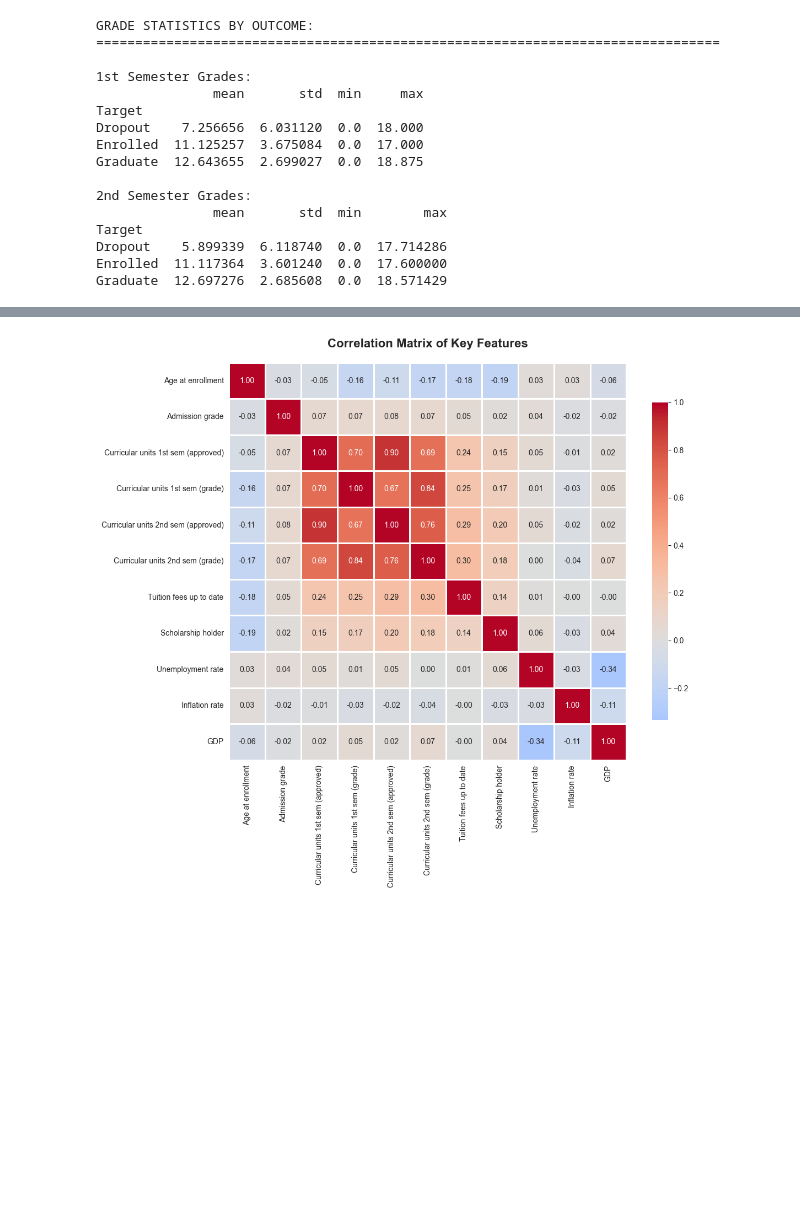
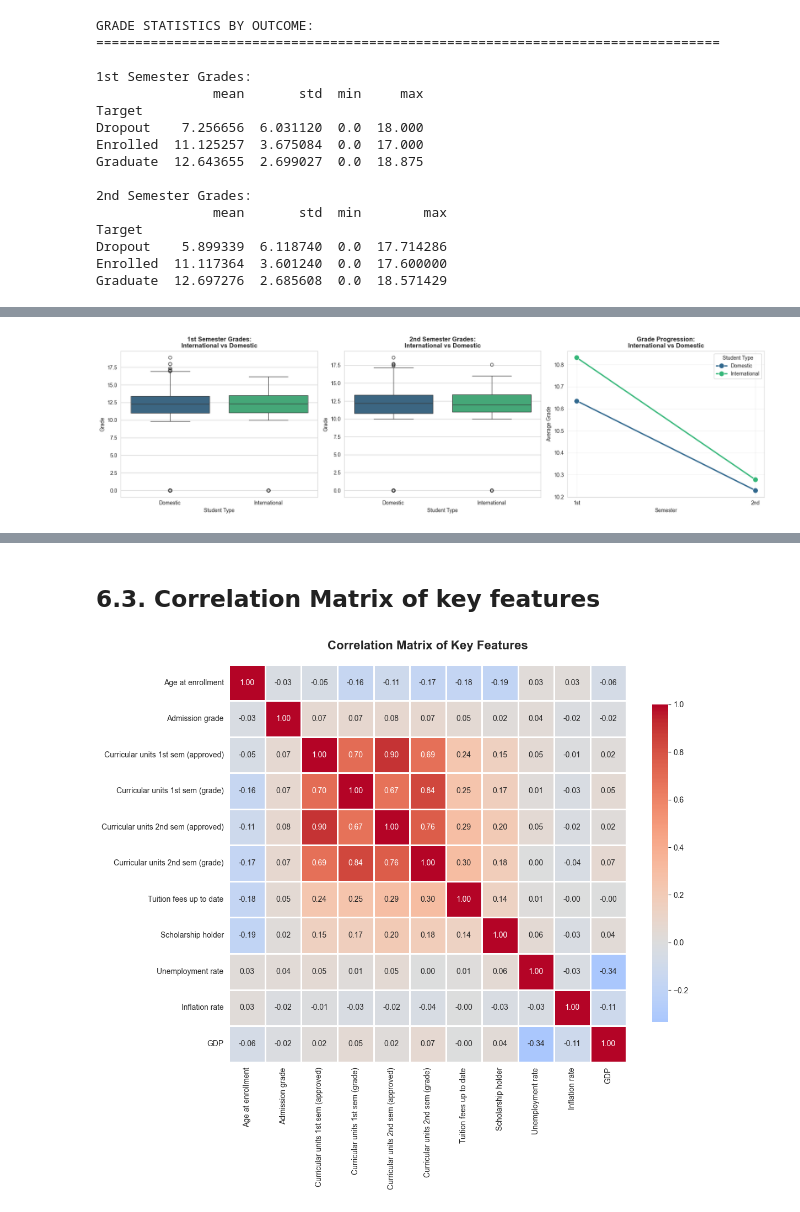
Before and after one commit to suesuee/student-success-prediction, a Jupyter notebook: eda/eda.ipynb, the cells around one changed output, grey strips where cells are left out. Saved outputs shown, nothing was run; the diff lists cells and outputs as text; code cells hidden in the pictures; blank space fills up the shorter version.

```diff
--- a/eda/eda.ipynb
+++ b/eda/eda.ipynb
@@ -256,0 +785,68 @@ Graduate  12.697276  2.685608  0.0  18.571429
+# %%
+# Visualization: International vs Domestic Grade Comparison
+if intl_count > 10:  # Only plot if we have enough international students
+    fig, axes = plt.subplots(1, 3, figsize=(18, 5))
+
+# 1st semester comparison
+sns.boxplot(data=df, x='International_label', y='Curricular units 1st sem (grade)',
+            hue='International_label', palette='viridis', legend=False, ax=axes[0])
+axes[0].set_title('1st Semester Grades:\nInternational vs Domestic',
+                fontsize=12, fontweight='bold')
+axes[0].set_xlabel('Student Type')
+axes[0].set_ylabel('Grade')
+
+# 2nd semester comparison
+sns.boxplot(data=df, x='International_label', y='Curricular units 2nd sem (grade)',
+            hue='International_label', palette='viridis', legend=False, ax=axes[1])
+axes[1].set_title('2nd Semester Grades:\nInternational vs Domestic',
+                fontsize=12, fontweight='bold')
+axes[1].set_xlabel('Student Type')
+axes[1].set_ylabel('Grade')
+
+# Grade trajectory comparison
+# Create trajectory data
+trajectory_data = []
+for student_type, label in [(0, 'Domestic'), (1, 'International')]:
+    subset = df[df['International'] == student_type]
+    trajectory_data.append({
+        'Student Type': label,
+        'Semester': '1st',
+        'Average Grade': subset['Curricular units 1st sem (grade)'].mean()
+    })
+    trajectory_data.append({
+        'Student Type': label,
+        'Semester': '2nd',
+        'Average Grade': subset['Curricular units 2nd sem (grade)'].mean()
+    })
+
+trajectory_df = pd.DataFrame(trajectory_data)
+
+sns.lineplot(data=trajectory_df, x='Semester', y='Average Grade',
+            hue='Student Type', marker='o', markersize=10, linewidth=2.5,
+            palette='viridis', ax=axes[2])
+axes[2].set_title('Grade Progression:\nInternational vs Domestic',
+                fontsize=12, fontweight='bold')
+axes[2].set_ylabel('Average Grade')
+axes[2].legend(title='Student Type')
+axes[2].grid(True, alpha=0.3)
+
+plt.tight_layout()
+plt.show()
+
+# Outcome by international status and grades
+print("\n" + "=" * 80)
+print("OUTCOME RATES BY INTERNATIONAL STATUS:")
+print("=" * 80)
+
+for student_type, label in [(0, 'Domestic'), (1, 'International')]:
+    subset = df[df['International'] == student_type]
+    grad_rate = (subset['Target'] == 'Graduate').mean() * 100
+    dropout_rate = (subset['Target'] == 'Dropout').mean() * 100
+    print(f"\n{label} students:")
+    print(f"  Graduation rate: {grad_rate:.1f}%")
+    print(f"  Dropout rate:    {dropout_rate:.1f}%")
+else:
+    print("\n  Too few international students for visualization (n={intl_count})")
+print("   Statistical comparison may not be reliable with small sample size.")
+# %% [output]
+[figure, added]
@@ -257,3 +867,5 @@ Graduate  12.697276  2.685608  0.0  18.571429
+# %% [markdown]
+## 6.3. Correlation Matrix of key features
 # %%
  # Visualization 3: Correlation heatmap of key numerical features
 key_features = [
```
Also changed, not shown: parts of 50 cells of this notebook, 11 other files.
